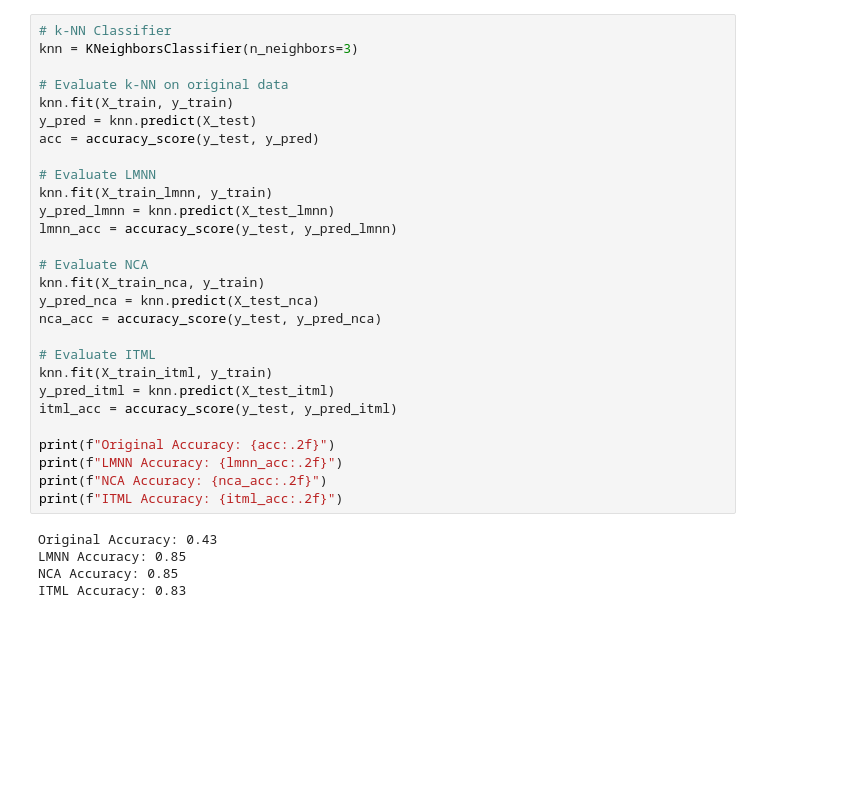
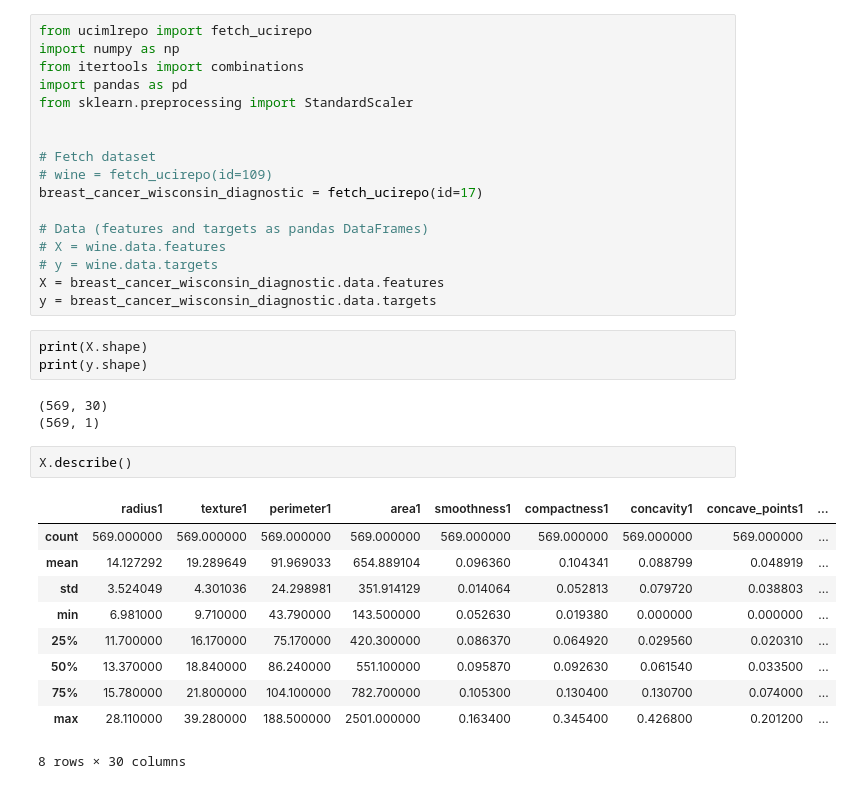
Before and after one commit to Evicten/sml_distance_learning, a Jupyter notebook: distance_learning.ipynb, the cells around one changed output. Drawn from its saved outputs; the diff is of its cells as text; blank space fills up the shorter version.

```diff
--- a/distance_learning.ipynb
+++ b/distance_learning.ipynb
@@ -147,33 +1,36 @@ X_test_itml = itml.transform(X_test)
-# %%
-# k-NN Classifier
-knn = KNeighborsClassifier(n_neighbors=3)
-
-# Evaluate k-NN on original data
-knn.fit(X_train, y_train)
-y_pred = knn.predict(X_test)
-acc = accuracy_score(y_test, y_pred)
-
-# Evaluate LMNN
-knn.fit(X_train_lmnn, y_train)
-y_pred_lmnn = knn.predict(X_test_lmnn)
-lmnn_acc = accuracy_score(y_test, y_pred_lmnn)
-
-# Evaluate NCA
-knn.fit(X_train_nca, y_train)
-y_pred_nca = knn.predict(X_test_nca)
-nca_acc = accuracy_score(y_test, y_pred_nca)
-
-# Evaluate ITML
-knn.fit(X_train_itml, y_train)
-y_pred_itml = knn.predict(X_test_itml)
-itml_acc = accuracy_score(y_test, y_pred_itml)
-
-print(f"Original Accuracy: {acc:.2f}")
-print(f"LMNN Accuracy: {lmnn_acc:.2f}")
-print(f"NCA Accuracy: {nca_acc:.2f}")
-print(f"ITML Accuracy: {itml_acc:.2f}")
-# %% [output]
-Original Accuracy: 0.43
-LMNN Accuracy: 0.85
-NCA Accuracy: 0.85
-ITML Accuracy: 0.83
+# %%
+from ucimlrepo import fetch_ucirepo
+import numpy as np
+from itertools import combinations
+import pandas as pd
+from sklearn.preprocessing import StandardScaler
+
+
+# Fetch dataset
+# wine = fetch_ucirepo(id=109)
+breast_cancer_wisconsin_diagnostic = fetch_ucirepo(id=17)
+
+# Data (features and targets as pandas DataFrames)
+# X = wine.data.features
+# y = wine.data.targets
+X = breast_cancer_wisconsin_diagnostic.data.features
+y = breast_cancer_wisconsin_diagnostic.data.targets
+# %%
+print(X.shape)
+print(y.shape)
+# %% [output]
+(569, 30)
+(569, 1)
+# %%
+X.describe()
+# %% [output]
+|  | radius1 | texture1 | perimeter1 | area1 | smoothness1 | compactness1 | concavity1 | concave_points1 | ... |
+| count | 569.000000 | 569.000000 | 569.000000 | 569.000000 | 569.000000 | 569.000000 | 569.000000 | 569.000000 | ... |
+| mean | 14.127292 | 19.289649 | 91.969033 | 654.889104 | 0.096360 | 0.104341 | 0.088799 | 0.048919 | ... |
+| std | 3.524049 | 4.301036 | 24.298981 | 351.914129 | 0.014064 | 0.052813 | 0.079720 | 0.038803 | ... |
+| min | 6.981000 | 9.710000 | 43.790000 | 143.500000 | 0.052630 | 0.019380 | 0.000000 | 0.000000 | ... |
+| 25% | 11.700000 | 16.170000 | 75.170000 | 420.300000 | 0.086370 | 0.064920 | 0.029560 | 0.020310 | ... |
+| 50% | 13.370000 | 18.840000 | 86.240000 | 551.100000 | 0.095870 | 0.092630 | 0.061540 | 0.033500 | ... |
+| 75% | 15.780000 | 21.800000 | 104.100000 | 782.700000 | 0.105300 | 0.130400 | 0.130700 | 0.074000 | ... |
+| max | 28.110000 | 39.280000 | 188.500000 | 2501.000000 | 0.163400 | 0.345400 | 0.426800 | 0.201200 | ... |
+8 rows × 30 columns
```
Also changed, not shown: parts of 32 cells of this notebook, 1 other file.
